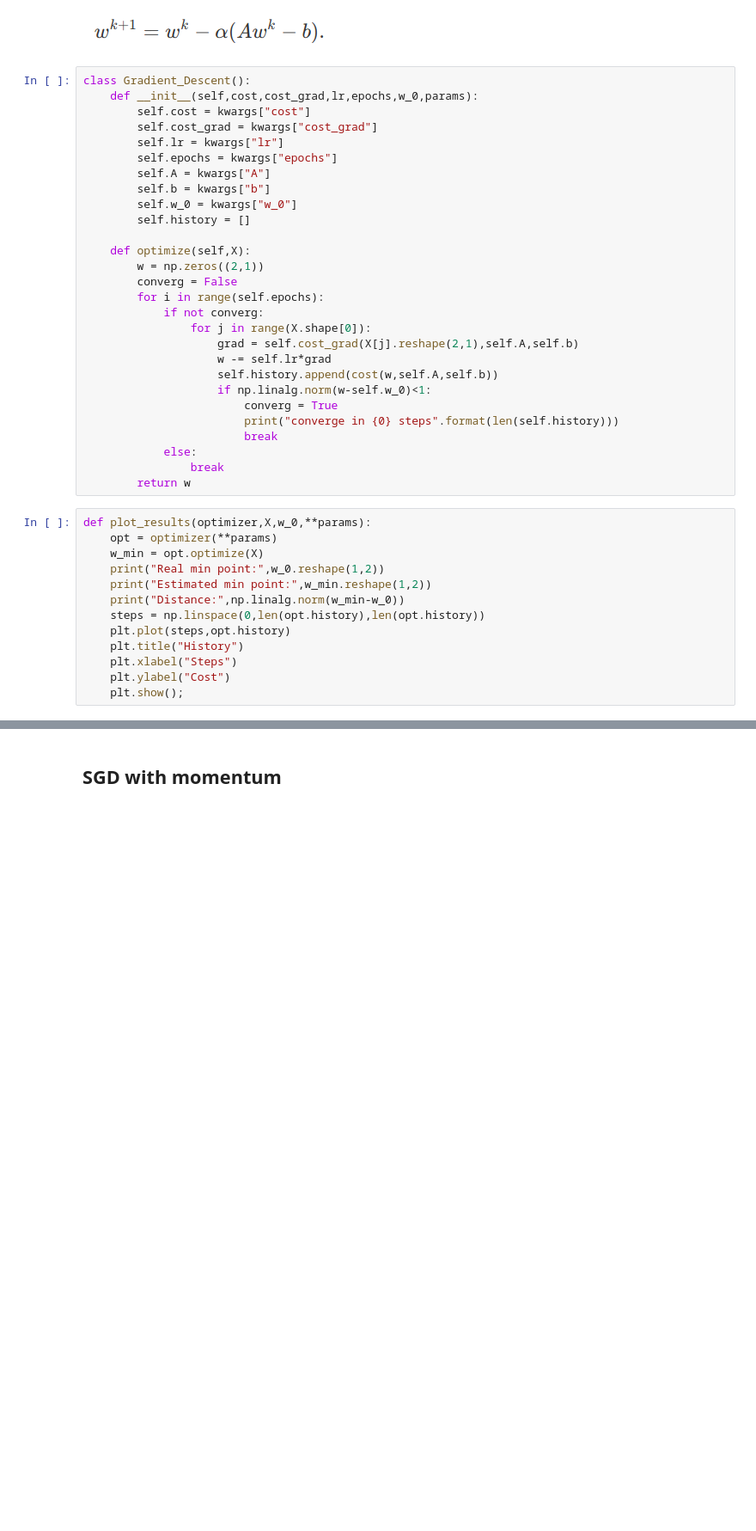
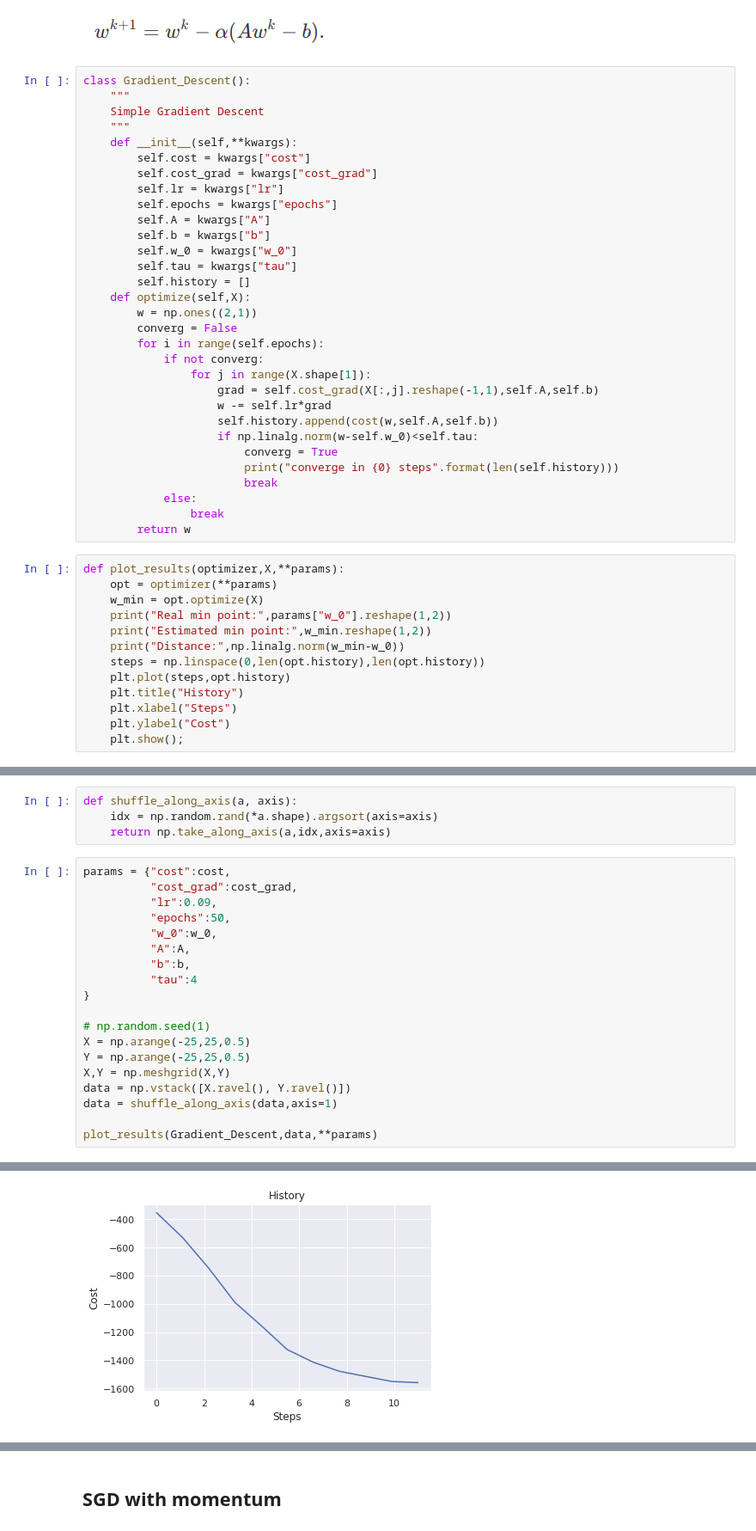
Before and after one commit to garikdza/ISTC_ML_course, a Jupyter notebook: Neural_Networks/Fully_Connected/Main_Optimizers.ipynb, the cells around one changed output, grey strips where cells are left out. Shown at 86% size. Cells and saved outputs as stored; diff of their text form; blank space fills up the shorter version.

```diff
--- a/Neural_Networks/Fully_Connected/Main_Optimizers.ipynb
+++ b/Neural_Networks/Fully_Connected/Main_Optimizers.ipynb
@@ -91,7 +94,10 @@ ax.set_yticks(w_0[1]);
 ![image.png](attachment:image.png)
 # %%
 class Gradient_Descent():
-    def __init__(self,cost,cost_grad,lr,epochs,w_0,params):
+    """
+    Simple Gradient Descent
+    """
+    def __init__(self,**kwargs):
         self.cost = kwargs["cost"]
         self.cost_grad = kwargs["cost_grad"]
         self.lr = kwargs["lr"]
@@ -99,18 +105,18 @@ class Gradient_Descent():
         self.A = kwargs["A"]
         self.b = kwargs["b"]
         self.w_0 = kwargs["w_0"]
+        self.tau = kwargs["tau"]
         self.history = []
-
     def optimize(self,X):
-        w = np.zeros((2,1))
+        w = np.ones((2,1))
         converg = False
         for i in range(self.epochs):
             if not converg:
-                for j in range(X.shape[0]):
-                    grad = self.cost_grad(X[j].reshape(2,1),self.A,self.b)
+                for j in range(X.shape[1]):
+                    grad = self.cost_grad(X[:,j].reshape(-1,1),self.A,self.b)
                     w -= self.lr*grad
                     self.history.append(cost(w,self.A,self.b))
-                    if np.linalg.norm(w-self.w_0)<1:
+                    if np.linalg.norm(w-self.w_0)<self.tau:
                         converg = True
                         print("converge in {0} steps".format(len(self.history)))
                         break
@@ -118,10 +124,10 @@ class Gradient_Descent():
                 break
         return w
 # %%
-def plot_results(optimizer,X,w_0,**params):
+def plot_results(optimizer,X,**params):
     opt = optimizer(**params)
     w_min = opt.optimize(X)
-    print("Real min point:",w_0.reshape(1,2))
+    print("Real min point:",params["w_0"].reshape(1,2))
     print("Estimated min point:",w_min.reshape(1,2))
     print("Distance:",np.linalg.norm(w_min-w_0))
     steps = np.linspace(0,len(opt.history),len(opt.history))
@@ -158,0 +139,24 @@ plt.plot(steps,GD.history);
+# %%
+def shuffle_along_axis(a, axis):
+    idx = np.random.rand(*a.shape).argsort(axis=axis)
+    return np.take_along_axis(a,idx,axis=axis)
+# %%
+params = {"cost":cost,
+          "cost_grad":cost_grad,
+          "lr":0.09,
+          "epochs":50,
+          "w_0":w_0,
+          "A":A,
+          "b":b,
+          "tau":4
+}
+
+# np.random.seed(1)
+X = np.arange(-25,25,0.5)
+Y = np.arange(-25,25,0.5)
+X,Y = np.meshgrid(X,Y)
+data = np.vstack([X.ravel(), Y.ravel()])
+data = shuffle_along_axis(data,axis=1)
+
+plot_results(Gradient_Descent,data,**params)
+# %% [output]
@@ -158,0 +167 @@ plt.plot(steps,GD.history);
+[figure, added]
```
Also changed, not shown: parts of 17 cells of this notebook, 3 other files.
